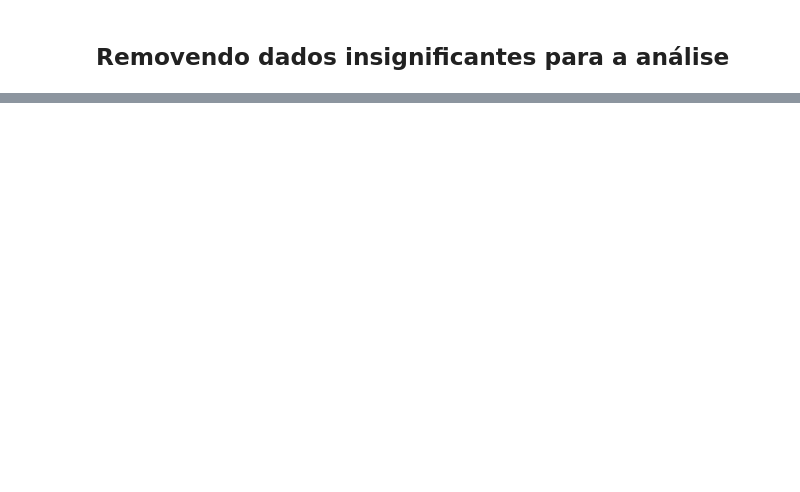
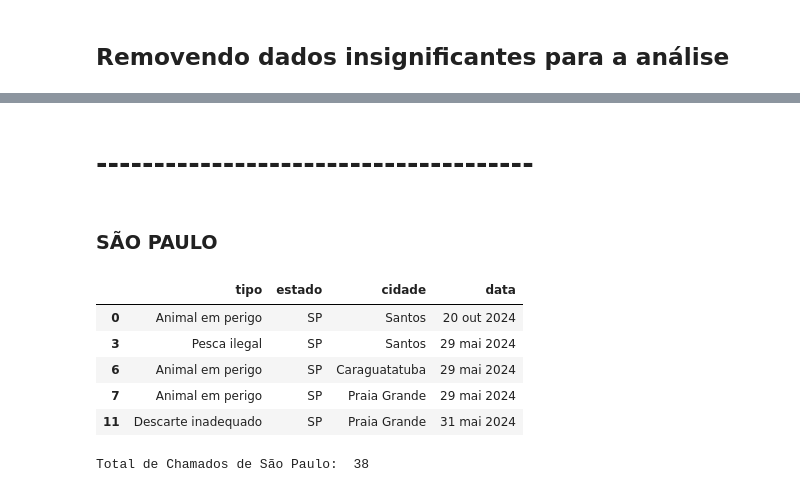
Before and after one commit to gabrielfalanga/gs-python, a Jupyter notebook: analise.ipynb, the cells around one changed output, grey strips where cells are left out. Drawn from its saved outputs; the diff is of its cells as text; code cells hidden in the pictures; blank space fills up the shorter version.

```diff
--- a/analise.ipynb
+++ b/analise.ipynb
@@ -111,0 +189,17 @@ tipos_estados_plot.show()
+# %% [markdown]
+# --------------------------------------
+# %% [markdown]
+### SÃO PAULO
+# %%
+# CRIANDO DATAFRAME COM CHAMADOS SOMENTE DE SÃO PAULO
+chamados_sp_df = chamados_df[chamados_df['estado'] == 'SP']
+display(chamados_sp_df.head())
+print('Total de Chamados de São Paulo: ', chamados_sp_df.shape[0])
+# %% [output]
+|  | tipo | estado | cidade | data |
+| 0 | Animal em perigo | SP | Santos | 20 out 2024 |
+| 3 | Pesca ilegal | SP | Santos | 29 mai 2024 |
+| 6 | Animal em perigo | SP | Caraguatatuba | 29 mai 2024 |
+| 7 | Animal em perigo | SP | Praia Grande | 29 mai 2024 |
+| 11 | Descarte inadequado | SP | Praia Grande | 31 mai 2024 |
+Total de Chamados de São Paulo:  38
```
Also changed, not shown: parts of 24 cells of this notebook, 2 other files.
